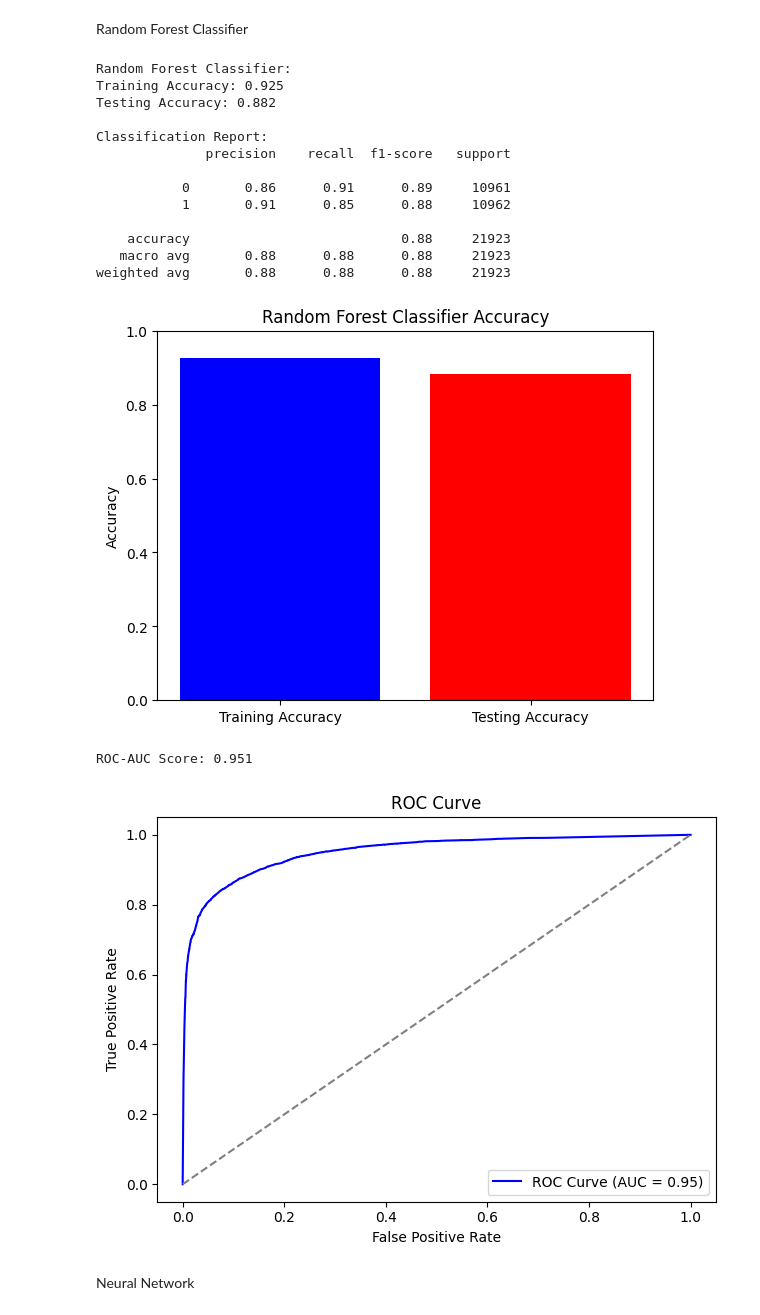
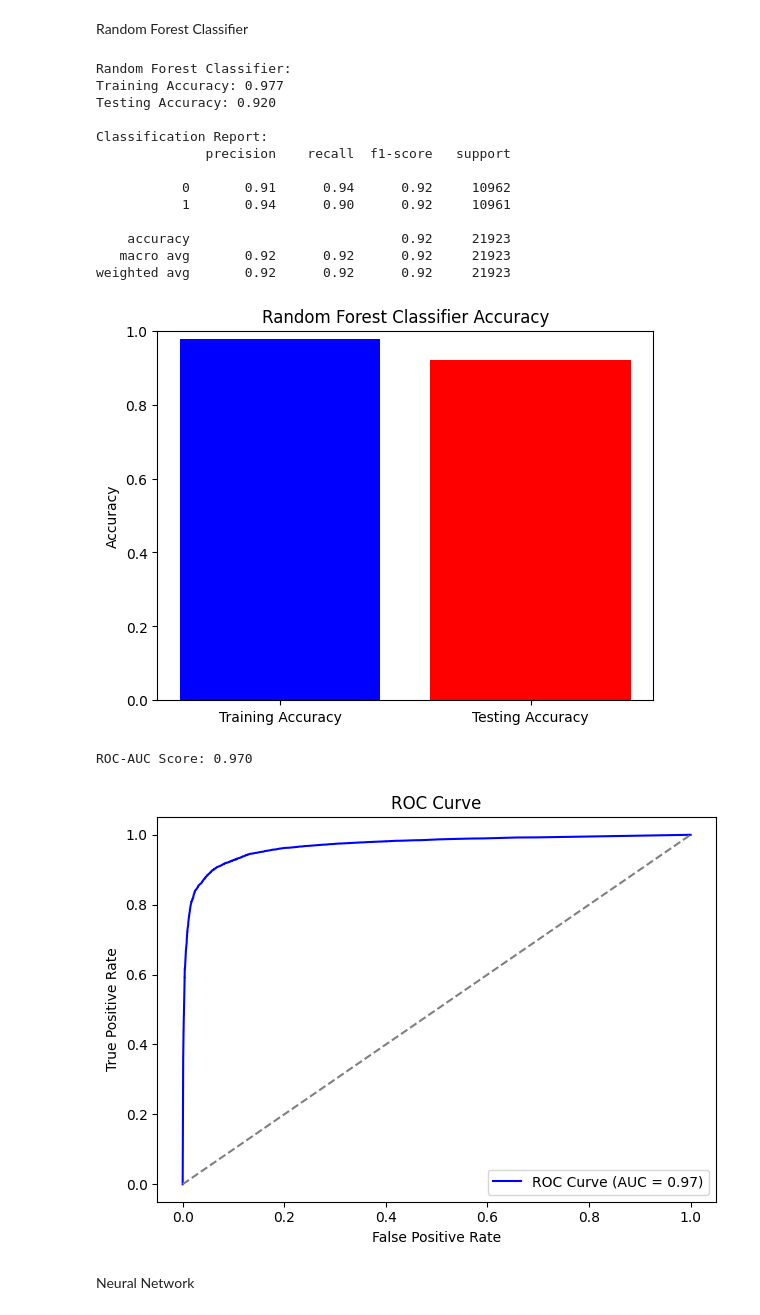
Before and after one commit to DilshanBotheju/BankMarketingPredictionSystem, a Jupyter notebook: ModelDevelopment.ipynb, the cells around one changed output. Saved outputs shown, nothing was run; the diff lists cells and outputs as text; code cells hidden in the pictures.

```diff
--- a/ModelDevelopment.ipynb
+++ b/ModelDevelopment.ipynb
@@ -372,3 +350,15 @@ bank_data["pdays"] = bank_data["pdays"].replace(999,-1)
+# %%
+# Handling multiple numerical values
+def setPdays(pdays):
+    if pdays <=30:
+      return "recently"
+    elif pdays == 999:
+      return "not contacted"
+    else:
+      return "long time ago"
+
+# Applying the function
+bank_data["pdays"] = bank_data["pdays"].apply(setPdays)
 # %%
 bank_data["pdays"].value_counts()
 # %% [output]
@@ -414,13 +413,0 @@ bank_data.head()
-# %%
-from sklearn.preprocessing import StandardScaler
-
-# Assuming numeric_bank_data is a subset of bank_data
-numeric_columns = bank_data.select_dtypes(include=["float64", "int64"]).columns
-print(numeric_columns)
-
-# Remove y column
-numeric_columns = numeric_columns.drop("y")
-
-# Standardize the numeric columns
-ss = StandardScaler()
-bank_data[numeric_columns] = ss.fit_transform(bank_data[numeric_columns])
@@ -468,7 +449,7 @@ plt.show()
 [figure]
 # %%
 # Drop columns due to correlation, null value handling, multi collineariry etc
-bank_data = bank_data.drop(["default","day_of_week","duration","contact","month","housing","loan","euribor3m","nr.employed"], axis=1, errors="ignore")
+bank_data = bank_data.drop(["default","day_of_week","duration","month","emp.var.rate","nr.employed"], axis=1, errors="ignore")
 # %%
 # View finalized dataset
 bank_data.head(20)
@@ -508,3 +489,9 @@ X_balanced.shape, y_balanced.shape
+# %%
+from sklearn.preprocessing import StandardScaler
+
+# Feature scaling
+ss = StandardScaler()
+X_balanced = ss.fit_transform(X_balanced)
 # %%
 # View balanced data columns
 y_balanced = pd.Series(y_balanced)
@@ -538,12 +525,12 @@ X_train.shape, X_test.shape
 # %% [markdown]
 Random Forest Classifier
 # %%
-import matplotlib.pyplot as plt
+
 from sklearn.ensemble import RandomForestClassifier
 from sklearn.metrics import accuracy_score, classification_report, roc_auc_score, roc_curve
 
 # Initialize Random Forest Classifier
-randomforest_model = RandomForestClassifier(n_estimators=100, random_state=42, class_weight="balanced")
+randomforest_model = RandomForestClassifier(n_estimators=100, random_state=42, class_weight="balanced", )
 
 # Fit the model
 randomforest_model.fit(X_train, y_train)
@@ -567,43 +554,44 @@ print(f"Testing Accuracy: {test_accuracy:.3f}")
 print("\nClassification Report:")
 print(classification_report(y_test, y_test_pred))
 
+
 # Plotting Accuracy Comparison
 plt.bar(["Training Accuracy", "Testing Accuracy"], [train_accuracy, test_accuracy], color=["blue", "red"])
 plt.title("Random Forest Classifier Accuracy")
 plt.ylabel("Accuracy")
 plt.ylim(0, 1)
 plt.show()
 
 print(f"\nROC-AUC Score: {RF_ROC:.3f}\n")
 
 # Plotting ROC Curve
 rf_fpr, rf_tpr, _ = roc_curve(y_test, randomforest_model.predict_proba(X_test)[:, 1])
 plt.plot(rf_fpr, rf_tpr, color='blue', label=f"ROC Curve (AUC = {RF_ROC:.2f})")
 plt.plot([0, 1], [0, 1], color='gray', linestyle='--')
 plt.title('ROC Curve')
 plt.xlabel('False Positive Rate')
 plt.ylabel('True Positive Rate')
 plt.legend()
 
 plt.tight_layout()
 plt.show()
 # %% [output]
 Random Forest Classifier:
-Training Accuracy: 0.925
-Testing Accuracy: 0.882
+Training Accuracy: 0.977
+Testing Accuracy: 0.920
 
 Classification Report:
               precision    recall  f1-score   support
 
-           0       0.86      0.91      0.89     10961
-           1       0.91      0.85      0.88     10962
+           0       0.91      0.94      0.92     10962
+           1       0.94      0.90      0.92     10961
 
-    accuracy                           0.88     21923
-   macro avg       0.88      0.88      0.88     21923
-weighted avg       0.88      0.88      0.88     21923
+    accuracy                           0.92     21923
+   macro avg       0.92      0.92      0.92     21923
+weighted avg       0.92      0.92      0.92     21923
-[figure, old version]
+[figure, new version]
-ROC-AUC Score: 0.951
+ROC-AUC Score: 0.970
-[figure, old version]
+[figure, new version]
 # %% [markdown]
 Neural Network
 # %%
```
Also changed, not shown: parts of 25 cells of this notebook.
